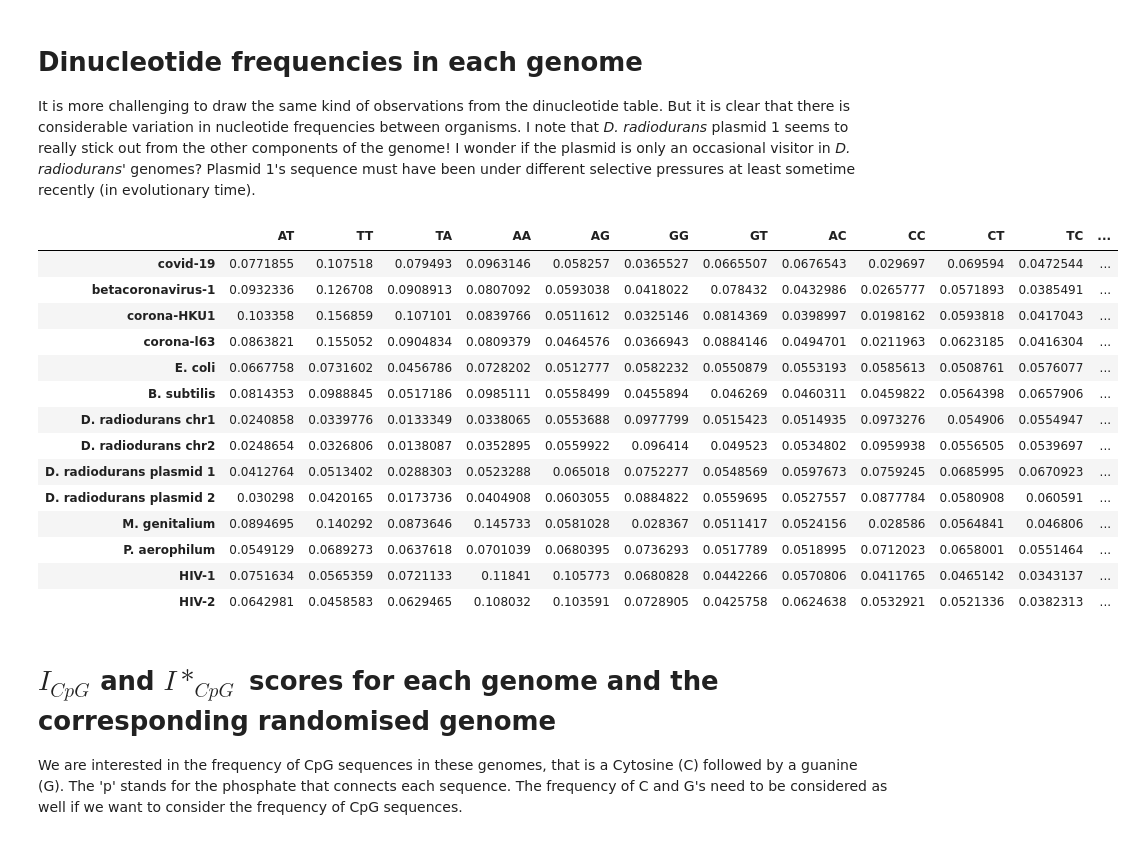
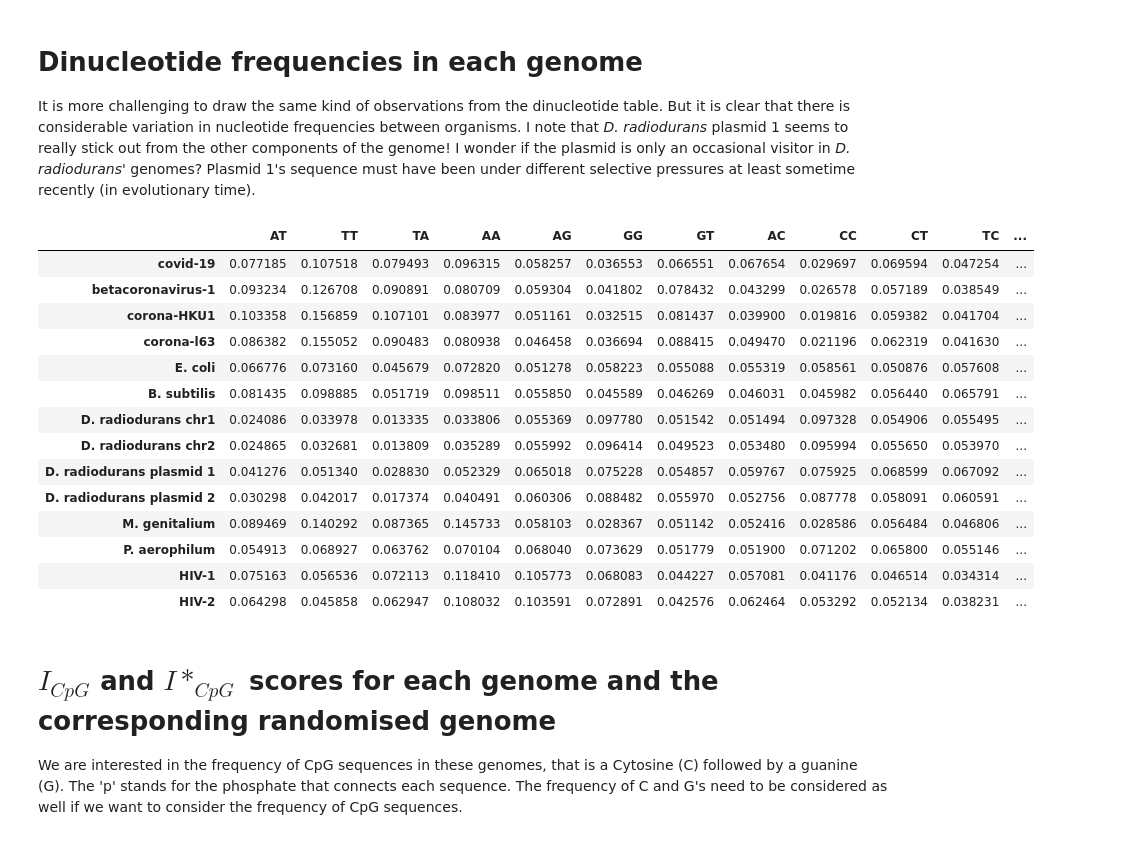
Before and after one commit to adamdoescode/CpG-in-covid, a Jupyter notebook: analysis.ipynb, the cells around one changed output. Drawn from its saved outputs; the diff is of its cells as text; code cells hidden in the pictures.

Commit message:
Attempt to fix rendering of tables in notebook for github pages

```diff
--- a/analysis.ipynb
+++ b/analysis.ipynb
@@ -121,23 +131,24 @@ singles_table.style.background_gradient(cmap=cm, axis=1, subset=['A','T','C','G'
 # Dinucleotide frequencies in each genome
 It is more challenging to draw the same kind of observations from the dinucleotide table. But it is clear that there is considerable variation in nucleotide frequencies between organisms. I note that *D. radiodurans* plasmid 1 seems to really stick out from the other components of the genome! I wonder if the plasmid is only an occasional visitor in *D. radiodurans*' genomes? Plasmid 1's sequence must have been under different selective pressures at least sometime recently (in evolutionary time).
 # %%
-doubles_table.style.background_gradient(cmap=cm, axis=1)
+doubles_coloured = doubles_table.style.background_gradient(cmap=cm, axis=1)
+display(doubles_coloured)
 # %% [output]
 |  | AT | TT | TA | AA | AG | GG | GT | AC | CC | CT | TC | ... |
-| covid-19 | 0.0771855 | 0.107518 | 0.079493 | 0.0963146 | 0.058257 | 0.0365527 | 0.0665507 | 0.0676543 | 0.029697 | 0.069594 | 0.0472544 | ... |
-| betacoronavirus-1 | 0.0932336 | 0.126708 | 0.0908913 | 0.0807092 | 0.0593038 | 0.0418022 | 0.078432 | 0.0432986 | 0.0265777 | 0.0571893 | 0.0385491 | ... |
-| corona-HKU1 | 0.103358 | 0.156859 | 0.107101 | 0.0839766 | 0.0511612 | 0.0325146 | 0.0814369 | 0.0398997 | 0.0198162 | 0.0593818 | 0.0417043 | ... |
-| corona-l63 | 0.0863821 | 0.155052 | 0.0904834 | 0.0809379 | 0.0464576 | 0.0366943 | 0.0884146 | 0.0494701 | 0.0211963 | 0.0623185 | 0.0416304 | ... |
-| E. coli | 0.0667758 | 0.0731602 | 0.0456786 | 0.0728202 | 0.0512777 | 0.0582232 | 0.0550879 | 0.0553193 | 0.0585613 | 0.0508761 | 0.0576077 | ... |
-| B. subtilis | 0.0814353 | 0.0988845 | 0.0517186 | 0.0985111 | 0.0558499 | 0.0455894 | 0.046269 | 0.0460311 | 0.0459822 | 0.0564398 | 0.0657906 | ... |
-| D. radiodurans chr1 | 0.0240858 | 0.0339776 | 0.0133349 | 0.0338065 | 0.0553688 | 0.0977799 | 0.0515423 | 0.0514935 | 0.0973276 | 0.054906 | 0.0554947 | ... |
-| D. radiodurans chr2 | 0.0248654 | 0.0326806 | 0.0138087 | 0.0352895 | 0.0559922 | 0.096414 | 0.049523 | 0.0534802 | 0.0959938 | 0.0556505 | 0.0539697 | ... |
-| D. radiodurans plasmid 1 | 0.0412764 | 0.0513402 | 0.0288303 | 0.0523288 | 0.065018 | 0.0752277 | 0.0548569 | 0.0597673 | 0.0759245 | 0.0685995 | 0.0670923 | ... |
-| D. radiodurans plasmid 2 | 0.030298 | 0.0420165 | 0.0173736 | 0.0404908 | 0.0603055 | 0.0884822 | 0.0559695 | 0.0527557 | 0.0877784 | 0.0580908 | 0.060591 | ... |
-| M. genitalium | 0.0894695 | 0.140292 | 0.0873646 | 0.145733 | 0.0581028 | 0.028367 | 0.0511417 | 0.0524156 | 0.028586 | 0.0564841 | 0.046806 | ... |
-| P. aerophilum | 0.0549129 | 0.0689273 | 0.0637618 | 0.0701039 | 0.0680395 | 0.0736293 | 0.0517789 | 0.0518995 | 0.0712023 | 0.0658001 | 0.0551464 | ... |
-| HIV-1 | 0.0751634 | 0.0565359 | 0.0721133 | 0.11841 | 0.105773 | 0.0680828 | 0.0442266 | 0.0570806 | 0.0411765 | 0.0465142 | 0.0343137 | ... |
-| HIV-2 | 0.0642981 | 0.0458583 | 0.0629465 | 0.108032 | 0.103591 | 0.0728905 | 0.0425758 | 0.0624638 | 0.0532921 | 0.0521336 | 0.0382313 | ... |
+| covid-19 | 0.077185 | 0.107518 | 0.079493 | 0.096315 | 0.058257 | 0.036553 | 0.066551 | 0.067654 | 0.029697 | 0.069594 | 0.047254 | ... |
+| betacoronavirus-1 | 0.093234 | 0.126708 | 0.090891 | 0.080709 | 0.059304 | 0.041802 | 0.078432 | 0.043299 | 0.026578 | 0.057189 | 0.038549 | ... |
+| corona-HKU1 | 0.103358 | 0.156859 | 0.107101 | 0.083977 | 0.051161 | 0.032515 | 0.081437 | 0.039900 | 0.019816 | 0.059382 | 0.041704 | ... |
+| corona-l63 | 0.086382 | 0.155052 | 0.090483 | 0.080938 | 0.046458 | 0.036694 | 0.088415 | 0.049470 | 0.021196 | 0.062319 | 0.041630 | ... |
+| E. coli | 0.066776 | 0.073160 | 0.045679 | 0.072820 | 0.051278 | 0.058223 | 0.055088 | 0.055319 | 0.058561 | 0.050876 | 0.057608 | ... |
+| B. subtilis | 0.081435 | 0.098885 | 0.051719 | 0.098511 | 0.055850 | 0.045589 | 0.046269 | 0.046031 | 0.045982 | 0.056440 | 0.065791 | ... |
+| D. radiodurans chr1 | 0.024086 | 0.033978 | 0.013335 | 0.033806 | 0.055369 | 0.097780 | 0.051542 | 0.051494 | 0.097328 | 0.054906 | 0.055495 | ... |
+| D. radiodurans chr2 | 0.024865 | 0.032681 | 0.013809 | 0.035289 | 0.055992 | 0.096414 | 0.049523 | 0.053480 | 0.095994 | 0.055650 | 0.053970 | ... |
+| D. radiodurans plasmid 1 | 0.041276 | 0.051340 | 0.028830 | 0.052329 | 0.065018 | 0.075228 | 0.054857 | 0.059767 | 0.075925 | 0.068599 | 0.067092 | ... |
+| D. radiodurans plasmid 2 | 0.030298 | 0.042017 | 0.017374 | 0.040491 | 0.060306 | 0.088482 | 0.055970 | 0.052756 | 0.087778 | 0.058091 | 0.060591 | ... |
+| M. genitalium | 0.089469 | 0.140292 | 0.087365 | 0.145733 | 0.058103 | 0.028367 | 0.051142 | 0.052416 | 0.028586 | 0.056484 | 0.046806 | ... |
+| P. aerophilum | 0.054913 | 0.068927 | 0.063762 | 0.070104 | 0.068040 | 0.073629 | 0.051779 | 0.051900 | 0.071202 | 0.065800 | 0.055146 | ... |
+| HIV-1 | 0.075163 | 0.056536 | 0.072113 | 0.118410 | 0.105773 | 0.068083 | 0.044227 | 0.057081 | 0.041176 | 0.046514 | 0.034314 | ... |
+| HIV-2 | 0.064298 | 0.045858 | 0.062947 | 0.108032 | 0.103591 | 0.072891 | 0.042576 | 0.062464 | 0.053292 | 0.052134 | 0.038231 | ... |
 # %% [markdown]
 # $I_{CpG}$ and $I*_{CpG}$ scores for each genome and the corresponding randomised genome
 We are interested in the frequency of CpG sequences in these genomes, that is a Cytosine (C) followed by a guanine (G). The 'p' stands for the phosphate that connects each sequence. The frequency of C and G's need to be considered as well if we want to consider the frequency of CpG sequences.
```
Also changed, not shown: parts of 5 cells of this notebook, 2 other files.
